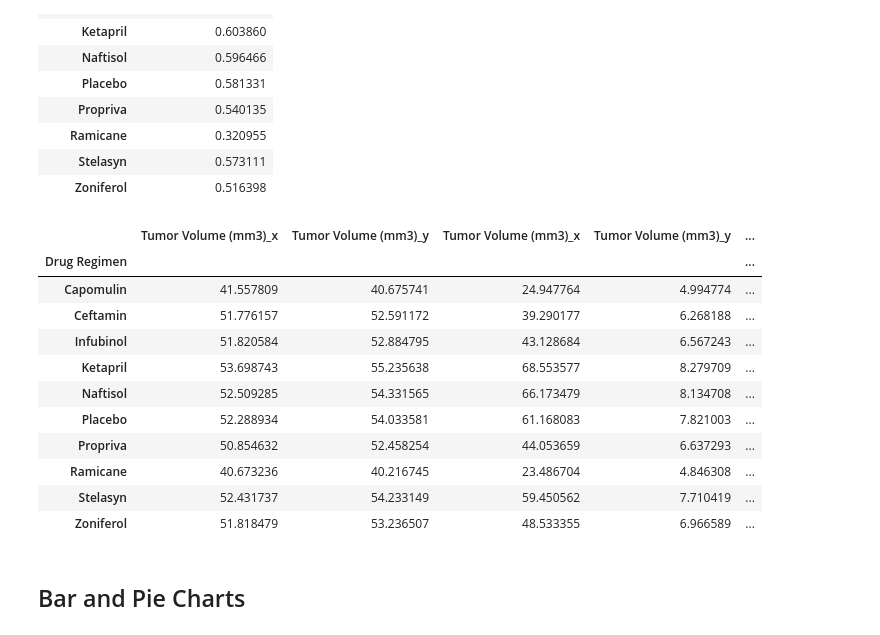
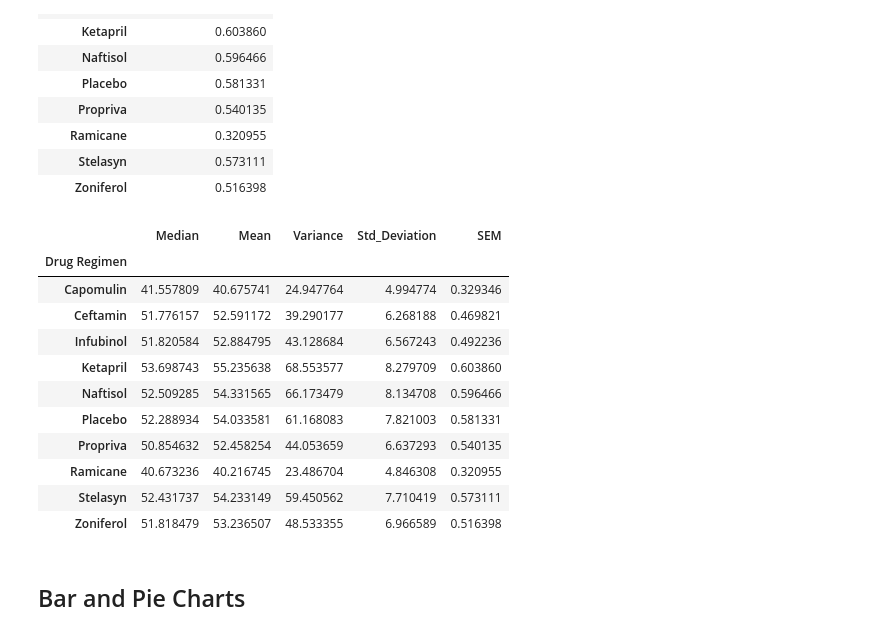
Before and after one commit to jump8621/Matplotlib_PowerofPlots, a Jupyter notebook: actual-Copy2.ipynb, the cells around one changed output. Saved outputs shown, nothing was run; the diff lists cells and outputs as text; code cells hidden in the pictures.

```diff
--- a/actual-Copy2.ipynb
+++ b/actual-Copy2.ipynb
@@ -316,35 +337,44 @@ sem
 # %%
 result2_df = merge2_df[['Drug Regimen', 'Tumor Volume (mm3)']].groupby("Drug Regimen")
 mean = merge2_df[['Drug Regimen', 'Tumor Volume (mm3)']].groupby("Drug Regimen").mean()
 median = merge2_df[['Drug Regimen', 'Tumor Volume (mm3)']].groupby("Drug Regimen").median()
 summary_df = pd.merge(median, mean, on="Drug Regimen")
 summary_df.head(10)
 variance = merge2_df[['Drug Regimen', 'Tumor Volume (mm3)']].groupby("Drug Regimen").var()
 variance
 std_dev= merge2_df[['Drug Regimen', 'Tumor Volume (mm3)']].groupby("Drug Regimen").std()
 std_dev
 sem = merge2_df[['Drug Regimen', 'Tumor Volume (mm3)']].groupby("Drug Regimen").sem()
 sem
 summary_df = pd.merge(summary_df, variance, on="Drug Regimen")
 summary_df.head(10)
 summary_df = pd.merge(summary_df, std_dev, on="Drug Regimen")
 summary_df.head(10)
 summary_df = pd.merge(summary_df, sem, on="Drug Regimen")
 summary_df.head(10)
 # merge_df = pd.merge(mouse_metadata, study_results, on="Mouse ID", how="outer")
 # merge_df
+# summary_df = summary_df.rename(columns={[1] : "Median",
+#                               [2] : "Mean",
+#                               [3] : "Variance",
+#                               [4] : "Std_Deviation",
+#                               [5] : "SEM"})
+
+summary_df.columns=["Median", "Mean", "Variance", "Std_Deviation", "SEM"]
+
+summary_df.head(10)
 # %% [output]
-|  | Tumor Volume (mm3)_x | Tumor Volume (mm3)_y | Tumor Volume (mm3)_x | Tumor Volume (mm3)_y | ... |
-| Drug Regimen |  |  |  |  | ... |
-| Capomulin | 41.557809 | 40.675741 | 24.947764 | 4.994774 | ... |
-| Ceftamin | 51.776157 | 52.591172 | 39.290177 | 6.268188 | ... |
-| Infubinol | 51.820584 | 52.884795 | 43.128684 | 6.567243 | ... |
-| Ketapril | 53.698743 | 55.235638 | 68.553577 | 8.279709 | ... |
-| Naftisol | 52.509285 | 54.331565 | 66.173479 | 8.134708 | ... |
-| Placebo | 52.288934 | 54.033581 | 61.168083 | 7.821003 | ... |
-| Propriva | 50.854632 | 52.458254 | 44.053659 | 6.637293 | ... |
-| Ramicane | 40.673236 | 40.216745 | 23.486704 | 4.846308 | ... |
-| Stelasyn | 52.431737 | 54.233149 | 59.450562 | 7.710419 | ... |
-| Zoniferol | 51.818479 | 53.236507 | 48.533355 | 6.966589 | ... |
+|  | Median | Mean | Variance | Std_Deviation | SEM |
+| Drug Regimen |  |  |  |  |  |
+| Capomulin | 41.557809 | 40.675741 | 24.947764 | 4.994774 | 0.329346 |
+| Ceftamin | 51.776157 | 52.591172 | 39.290177 | 6.268188 | 0.469821 |
+| Infubinol | 51.820584 | 52.884795 | 43.128684 | 6.567243 | 0.492236 |
+| Ketapril | 53.698743 | 55.235638 | 68.553577 | 8.279709 | 0.603860 |
+| Naftisol | 52.509285 | 54.331565 | 66.173479 | 8.134708 | 0.596466 |
+| Placebo | 52.288934 | 54.033581 | 61.168083 | 7.821003 | 0.581331 |
+| Propriva | 50.854632 | 52.458254 | 44.053659 | 6.637293 | 0.540135 |
+| Ramicane | 40.673236 | 40.216745 | 23.486704 | 4.846308 | 0.320955 |
+| Stelasyn | 52.431737 | 54.233149 | 59.450562 | 7.710419 | 0.573111 |
+| Zoniferol | 51.818479 | 53.236507 | 48.533355 | 6.966589 | 0.516398 |
 # %% [markdown]
 ## Bar and Pie Charts
```
Also changed, not shown: parts of 6 cells of this notebook.
